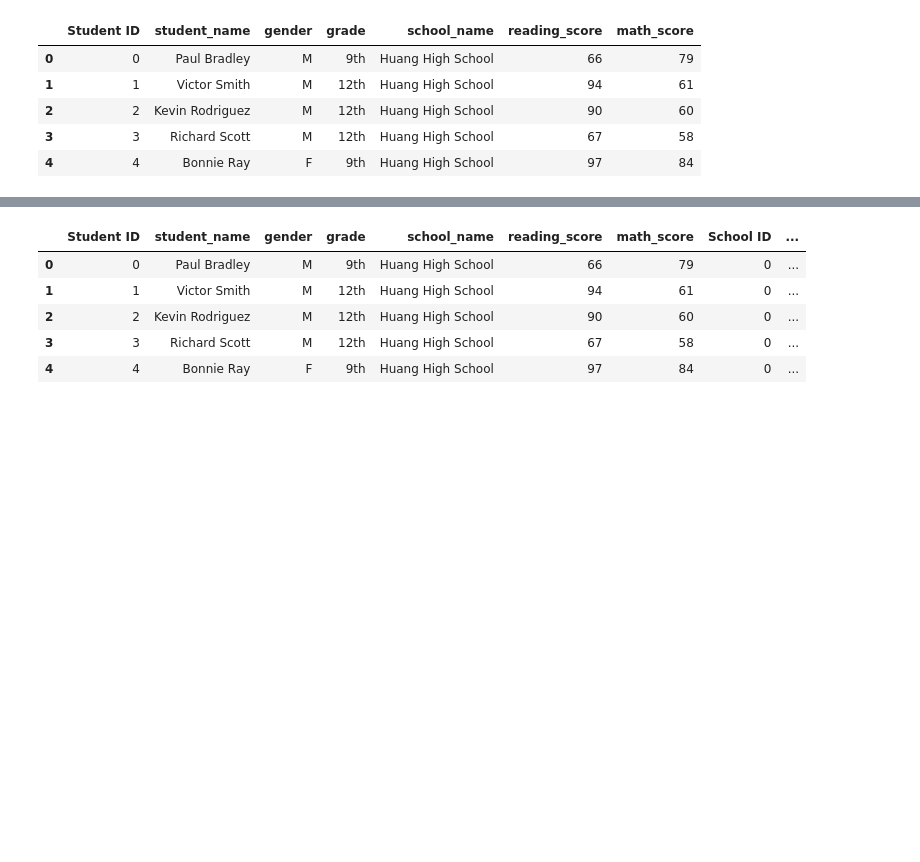
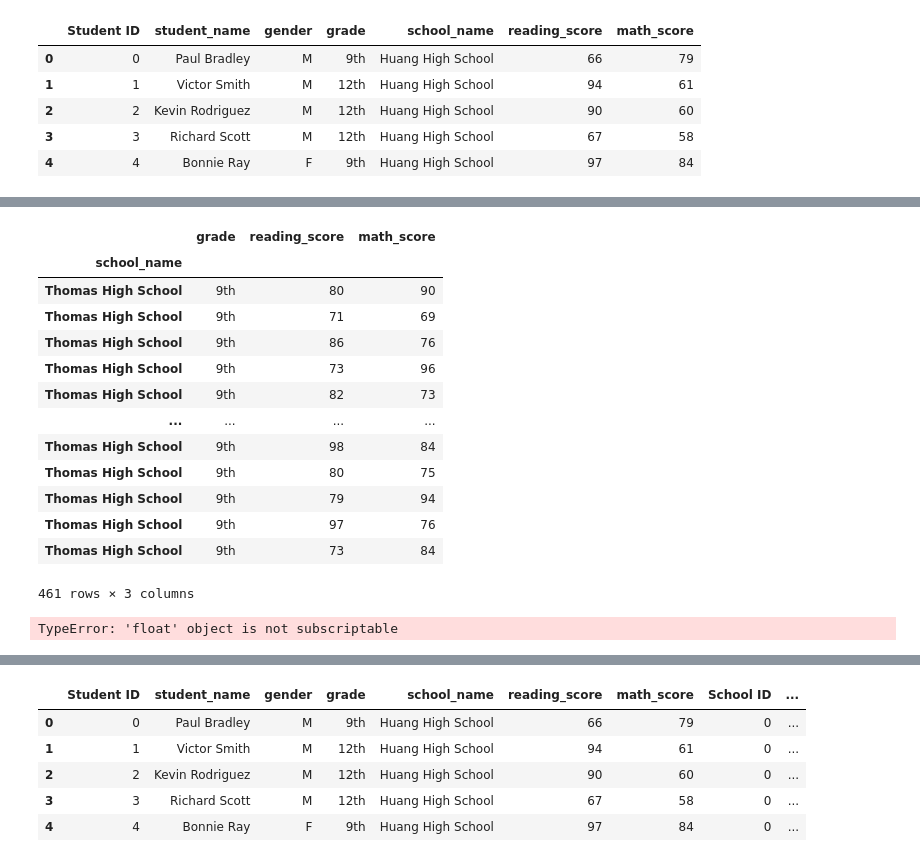
Before and after one commit to ejlaflure/School_District_Analysis, a Jupyter notebook: PyCitySchools_Challenge.ipynb, the cells around one changed output, grey strips where cells are left out. Saved outputs shown, nothing was run; the diff lists cells and outputs as text; code cells hidden in the pictures; blank space fills up the shorter version.

Commit message:
working on changing scores to NaN

```diff
--- a/PyCitySchools_Challenge.ipynb
+++ b/PyCitySchools_Challenge.ipynb
@@ -45,3 +45,7 @@ student_data_df.head()
 | 2 | 2 | Kevin Rodriguez | M | 12th | Huang High School | 90 | 60 |
 | 3 | 3 | Richard Scott | M | 12th | Huang High School | 67 | 58 |
 | 4 | 4 | Bonnie Ray | F | 9th | Huang High School | 97 | 84 |
+# %%
+# Set Index to school_name.
+student_data_NaN = student_data_df.set_index(["school_name"])
+student_data_NaN.head()
@@ -47,0 +60,26 @@ student_data_df.head()
+# %%
+# Use .loc to find all 9th grade students at Thomas High School and their math and reading scores.
+grade = student_data_NaN["grade"]
+NaN_Scores = student_data_NaN[grade == "9th"].loc[["Thomas High School"], ["grade", "reading_score", "math_score"]]
+NaN_Scores
+# %% [output]
+|  | grade | reading_score | math_score |
+| school_name |  |  |  |
+| Thomas High School | 9th | 80 | 90 |
+| Thomas High School | 9th | 71 | 69 |
+| Thomas High School | 9th | 86 | 76 |
+| Thomas High School | 9th | 73 | 96 |
+| Thomas High School | 9th | 82 | 73 |
+| ... | ... | ... | ... |
+| Thomas High School | 9th | 98 | 84 |
+| Thomas High School | 9th | 80 | 75 |
+| Thomas High School | 9th | 79 | 94 |
+| Thomas High School | 9th | 97 | 76 |
+| Thomas High School | 9th | 73 | 84 |
+461 rows × 3 columns
+# %%
+# Replace the selected reading and math scores with NaN.
+NaN_Scores = np.nan["reading_score", "math_score"]
+NaN_Scores
+# %% [output]
+TypeError: 'float' object is not subscriptable
```
Also changed, not shown: parts of 4 cells of this notebook.
